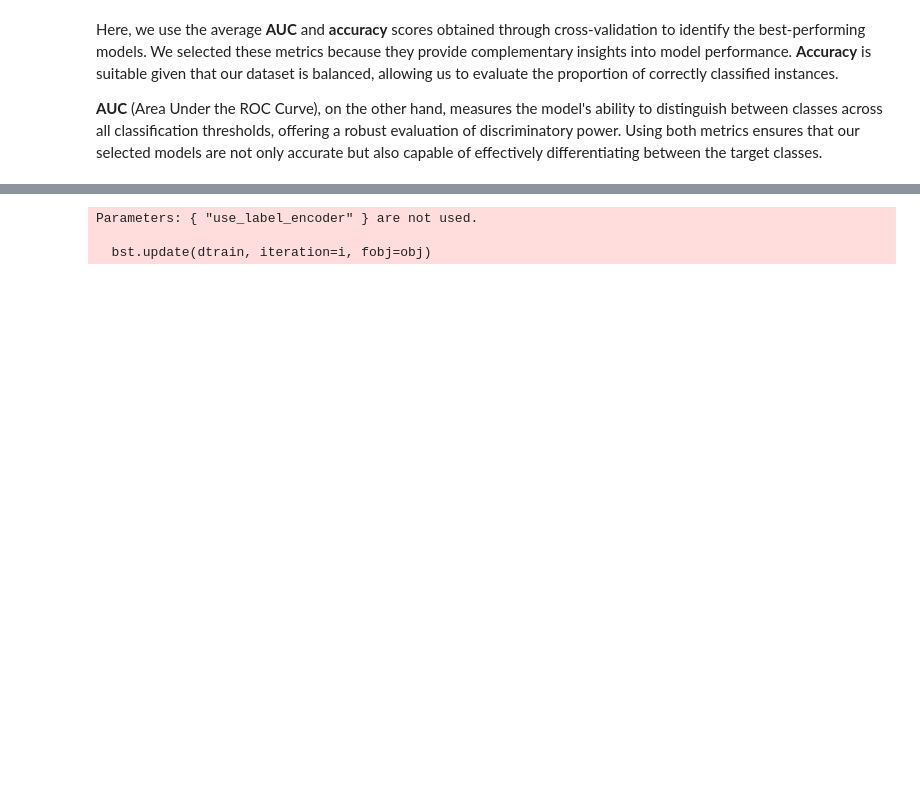
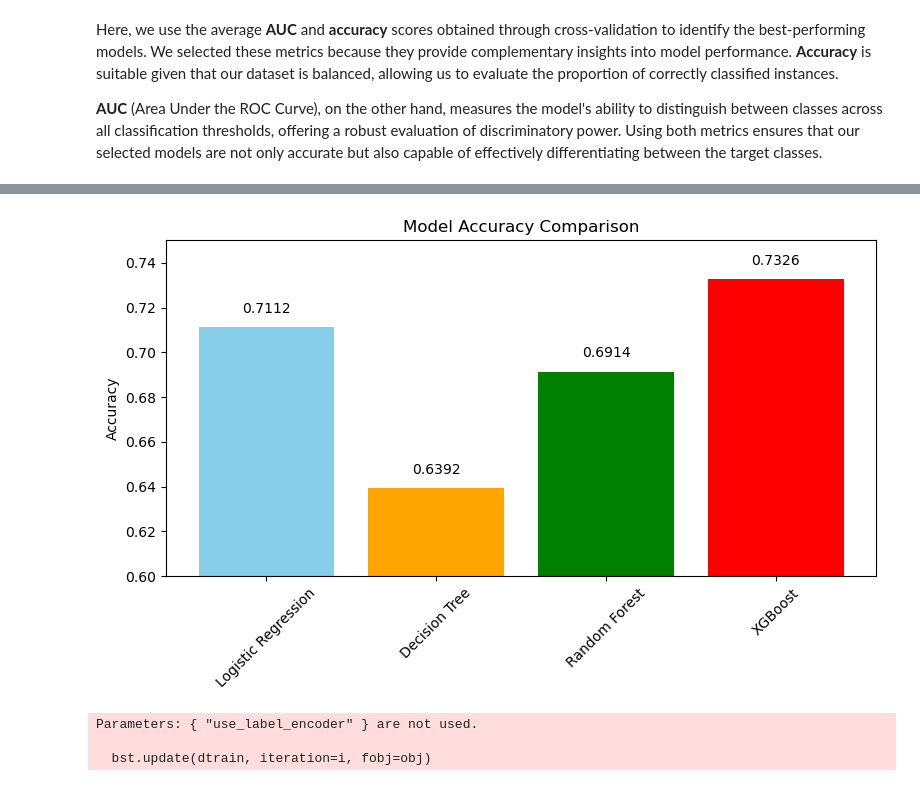
Before and after one commit to kev-analytic/Cardiovascular-Disease-Risk-Factor-Analysis, a Jupyter notebook: notebook.ipynb, the cells around one changed output, grey strips where cells are left out. Saved outputs shown, nothing was run; the diff lists cells and outputs as text; code cells hidden in the pictures; blank space fills up the shorter version.

```diff
--- a/notebook.ipynb
+++ b/notebook.ipynb
@@ -811,3 +774,25 @@ array([0.73354764, 0.73069024, 0.73658362, 0.73218432, 0.72512949])
+# %%
+# Accuracy scores
+model_names = ["Logistic Regression", "Decision Tree", "Random Forest", "XGBoost"]
+accuracies = [0.7112, 0.6392, 0.6914, 0.7326]
+
+# Plotting
+plt.figure(figsize=(8, 5))
+bars = plt.bar(model_names, accuracies, color=["skyblue", "orange", "green", "red"])
+plt.ylabel("Accuracy")
+plt.ylim(0.6, 0.75)
+plt.title("Model Accuracy Comparison")
+
+# Annotate bars with accuracy values
+for bar, acc in zip(bars, accuracies):
+    yval = bar.get_height()
+    plt.text(bar.get_x() + bar.get_width()/2.0, yval + 0.005, f"{acc:.4f}", ha='center', va='bottom')
+
+plt.xticks(rotation=45)
+plt.tight_layout()
+plt.show()
+# %% [output]
+[figure, added]
 # %%
 def plot_roc(model, X_test, y_test, label="Model"):
     y_probs = model.predict_proba(X_test)[:, 1]  # This must be supported
```
Also changed, not shown: parts of 74 cells of this notebook.
